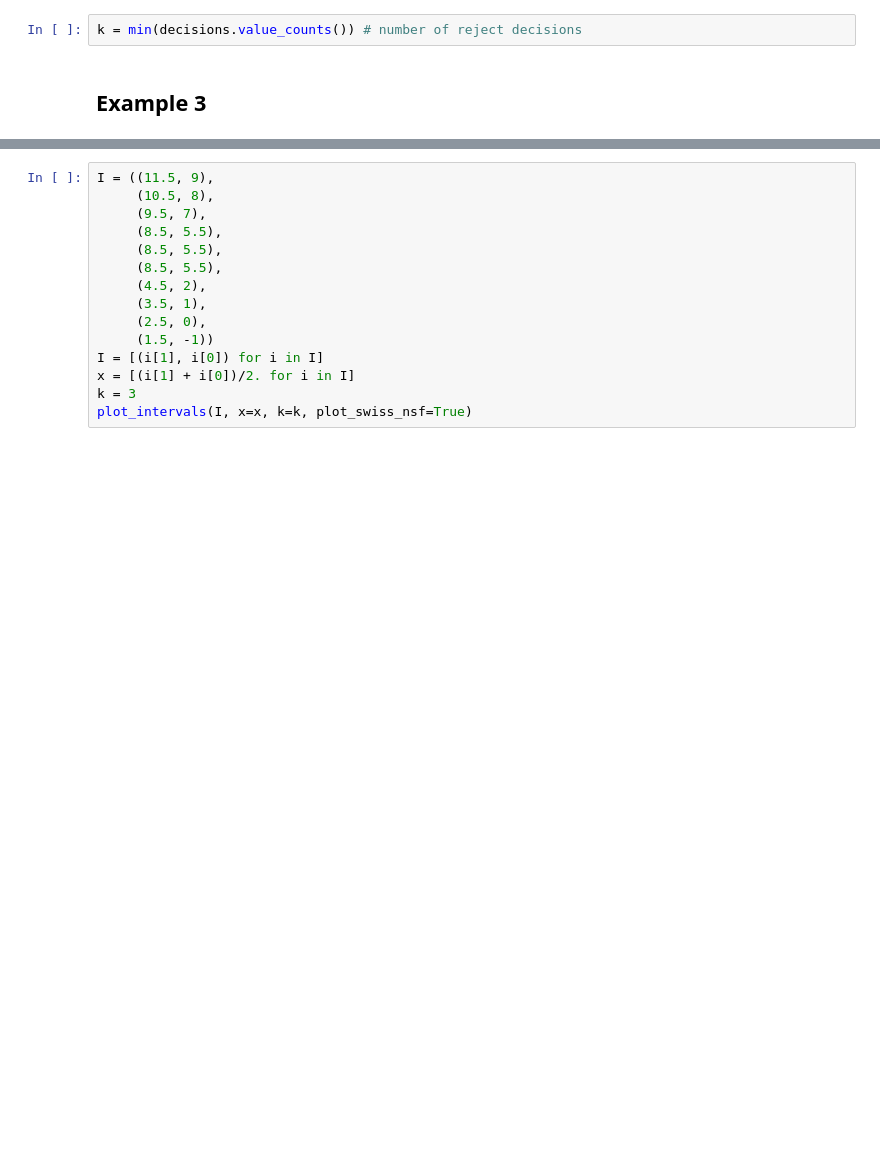
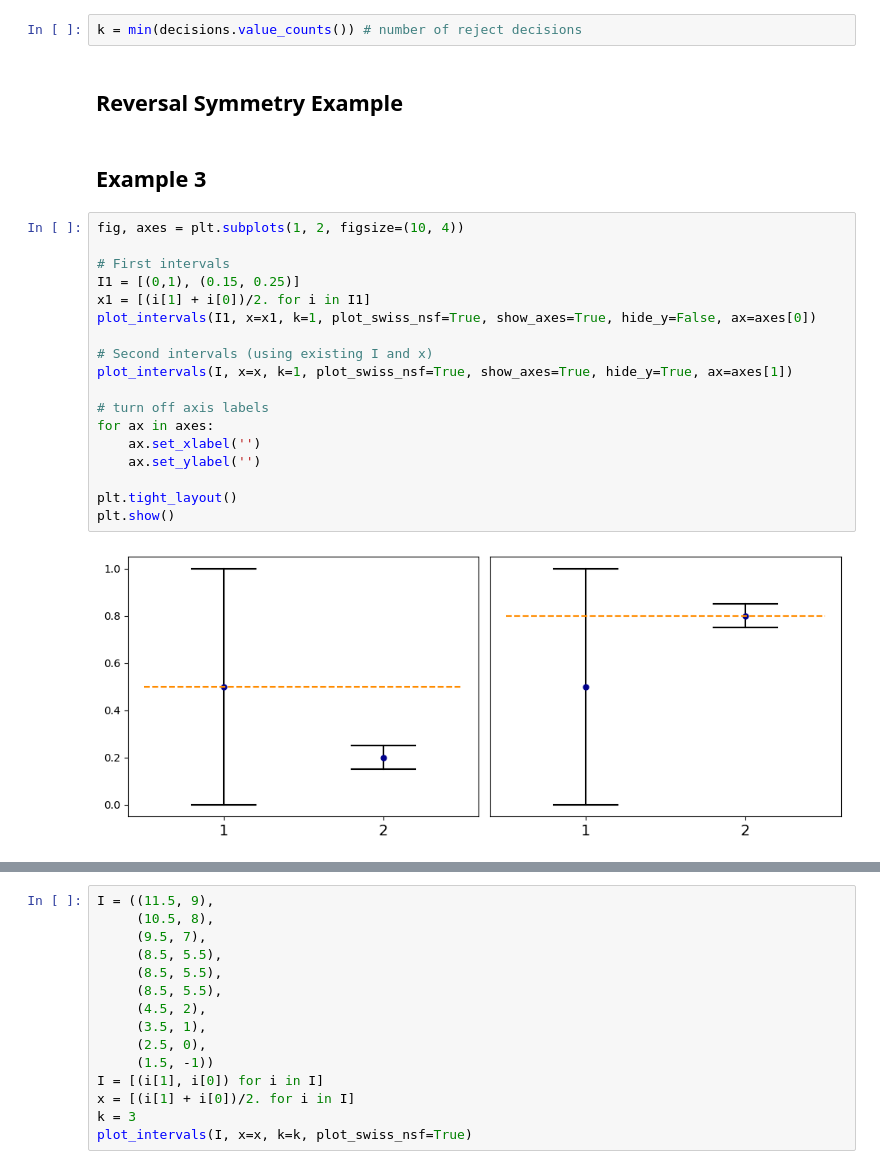
Before and after one commit to akgoldberg/lottery, a Jupyter notebook: simple_cases.ipynb, the cells around one changed output, grey strips where cells are left out. Drawn from its saved outputs; the diff is of its cells as text; blank space fills up the shorter version.

```diff
--- a/simple_cases.ipynb
+++ b/simple_cases.ipynb
@@ -117,5 +117,27 @@ from generate_intervals import load_neurips_subjectivity_intervals
 x, intervals, decisions = load_neurips_subjectivity_intervals()
 # %%
 k = min(decisions.value_counts()) # number of reject decisions
+# %% [markdown]
+## Reversal Symmetry Example
 # %% [markdown]
 ## Example 3
+# %%
+fig, axes = plt.subplots(1, 2, figsize=(10, 4))
+
+# First intervals
+I1 = [(0,1), (0.15, 0.25)]
+x1 = [(i[1] + i[0])/2. for i in I1]
+plot_intervals(I1, x=x1, k=1, plot_swiss_nsf=True, show_axes=True, hide_y=False, ax=axes[0])
+
+# Second intervals (using existing I and x)
+plot_intervals(I, x=x, k=1, plot_swiss_nsf=True, show_axes=True, hide_y=True, ax=axes[1])
+
+# turn off axis labels
+for ax in axes:
+    ax.set_xlabel('')
+    ax.set_ylabel('')
+
+plt.tight_layout()
+plt.show()
+# %% [output]
+[figure, added]
```
Also changed, not shown: parts of 4 cells of this notebook, 7 other files.
